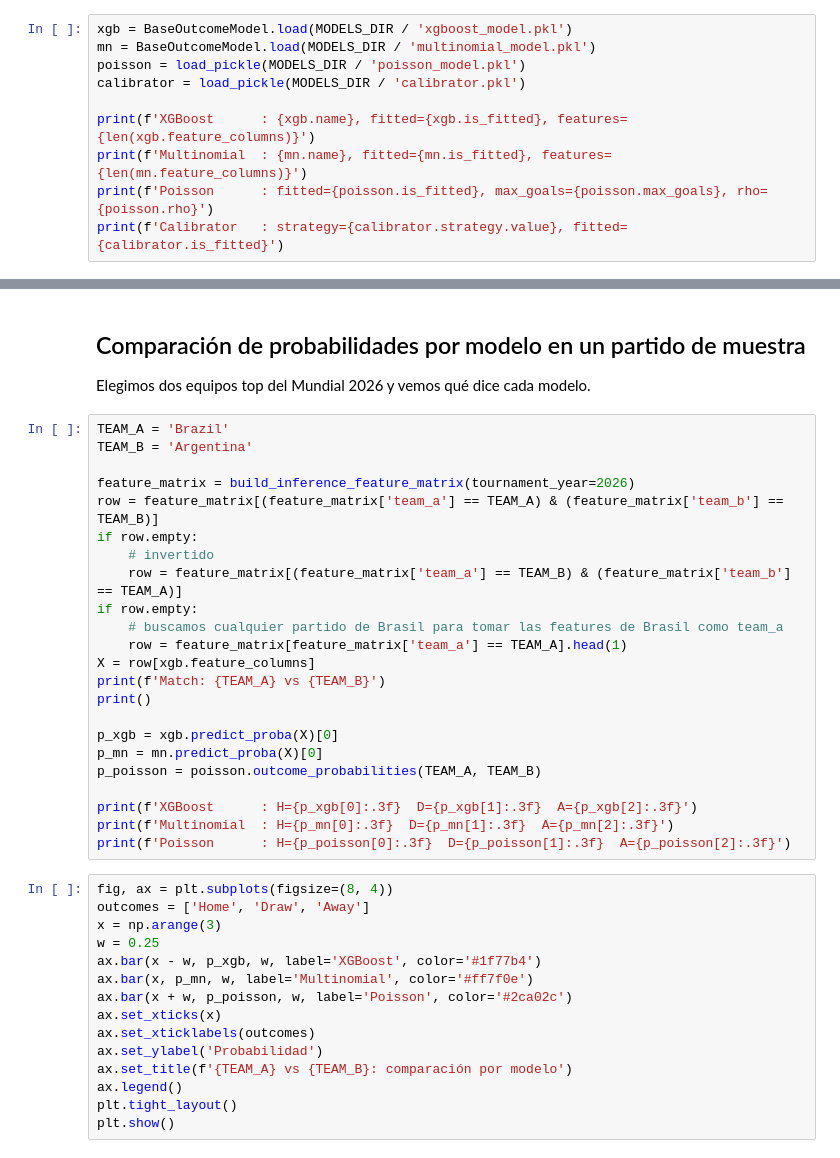
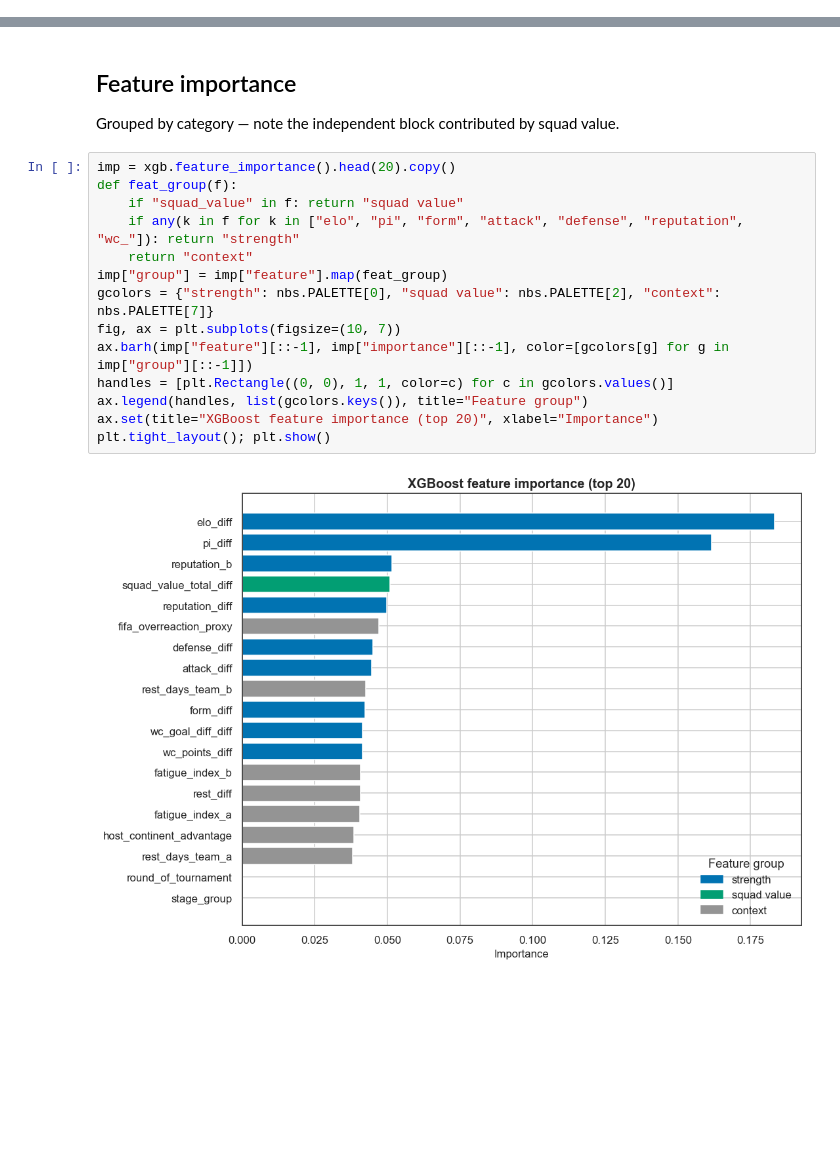
Before and after one commit to DSarceno/Portfolio, a Jupyter notebook: WorldCupPredictions/fifa-world-cup-2026-quiniela-v2/notebooks/03_model_comparison.ipynb, the cells around one changed output, grey strips where cells are left out. Saved outputs shown, nothing was run; the diff lists cells and outputs as text; blank space fills up the shorter version.

```diff
--- a/WorldCupPredictions/fifa-world-cup-2026-quiniela-v2/notebooks/03_model_comparison.ipynb
+++ b/WorldCupPredictions/fifa-world-cup-2026-quiniela-v2/notebooks/03_model_comparison.ipynb
@@ -29,10 +37,0 @@ MODELS_DIR = ROOT / 'models'
-# %%
-xgb = BaseOutcomeModel.load(MODELS_DIR / 'xgboost_model.pkl')
-mn = BaseOutcomeModel.load(MODELS_DIR / 'multinomial_model.pkl')
-poisson = load_pickle(MODELS_DIR / 'poisson_model.pkl')
-calibrator = load_pickle(MODELS_DIR / 'calibrator.pkl')
-
-print(f'XGBoost      : {xgb.name}, fitted={xgb.is_fitted}, features={len(xgb.feature_columns)}')
-print(f'Multinomial  : {mn.name}, fitted={mn.is_fitted}, features={len(mn.feature_columns)}')
-print(f'Poisson      : fitted={poisson.is_fitted}, max_goals={poisson.max_goals}, rho={poisson.rho}')
-print(f'Calibrator   : strategy={calibrator.strategy.value}, fitted={calibrator.is_fitted}')
@@ -69,42 +38,20 @@ print(defense_df.sort_values('defense', ascending=True).head(15).to_string(index
-# %% [markdown]
-## Comparación de probabilidades por modelo en un partido de muestra
-
-Elegimos dos equipos top del Mundial 2026 y vemos qué dice cada modelo.
-# %%
-TEAM_A = 'Brazil'
-TEAM_B = 'Argentina'
-
-feature_matrix = build_inference_feature_matrix(tournament_year=2026)
-row = feature_matrix[(feature_matrix['team_a'] == TEAM_A) & (feature_matrix['team_b'] == TEAM_B)]
-if row.empty:
-    # invertido
-    row = feature_matrix[(feature_matrix['team_a'] == TEAM_B) & (feature_matrix['team_b'] == TEAM_A)]
-if row.empty:
-    # buscamos cualquier partido de Brasil para tomar las features de Brasil como team_a
-    row = feature_matrix[feature_matrix['team_a'] == TEAM_A].head(1)
-X = row[xgb.feature_columns]
-print(f'Match: {TEAM_A} vs {TEAM_B}')
-print()
-
-p_xgb = xgb.predict_proba(X)[0]
-p_mn = mn.predict_proba(X)[0]
-p_poisson = poisson.outcome_probabilities(TEAM_A, TEAM_B)
-
-print(f'XGBoost      : H={p_xgb[0]:.3f}  D={p_xgb[1]:.3f}  A={p_xgb[2]:.3f}')
-print(f'Multinomial  : H={p_mn[0]:.3f}  D={p_mn[1]:.3f}  A={p_mn[2]:.3f}')
-print(f'Poisson      : H={p_poisson[0]:.3f}  D={p_poisson[1]:.3f}  A={p_poisson[2]:.3f}')
-# %%
-fig, ax = plt.subplots(figsize=(8, 4))
-outcomes = ['Home', 'Draw', 'Away']
-x = np.arange(3)
-w = 0.25
-ax.bar(x - w, p_xgb, w, label='XGBoost', color='#1f77b4')
-ax.bar(x, p_mn, w, label='Multinomial', color='#ff7f0e')
-ax.bar(x + w, p_poisson, w, label='Poisson', color='#2ca02c')
-ax.set_xticks(x)
-ax.set_xticklabels(outcomes)
-ax.set_ylabel('Probabilidad')
-ax.set_title(f'{TEAM_A} vs {TEAM_B}: comparación por modelo')
-ax.legend()
-plt.tight_layout()
-plt.show()
+# %% [markdown]
+## Feature importance
+
+Grouped by category — note the independent block contributed by squad value.
+# %%
+imp = xgb.feature_importance().head(20).copy()
+def feat_group(f):
+    if "squad_value" in f: return "squad value"
+    if any(k in f for k in ["elo", "pi", "form", "attack", "defense", "reputation", "wc_"]): return "strength"
+    return "context"
+imp["group"] = imp["feature"].map(feat_group)
+gcolors = {"strength": nbs.PALETTE[0], "squad value": nbs.PALETTE[2], "context": nbs.PALETTE[7]}
+fig, ax = plt.subplots(figsize=(10, 7))
+ax.barh(imp["feature"][::-1], imp["importance"][::-1], color=[gcolors[g] for g in imp["group"][::-1]])
+handles = [plt.Rectangle((0, 0), 1, 1, color=c) for c in gcolors.values()]
+ax.legend(handles, list(gcolors.keys()), title="Feature group")
+ax.set(title="XGBoost feature importance (top 20)", xlabel="Importance")
+plt.tight_layout(); plt.show()
+# %% [output]
+[figure, added]
```
Also changed, not shown: parts of 23 cells of this notebook, 10 other files.
